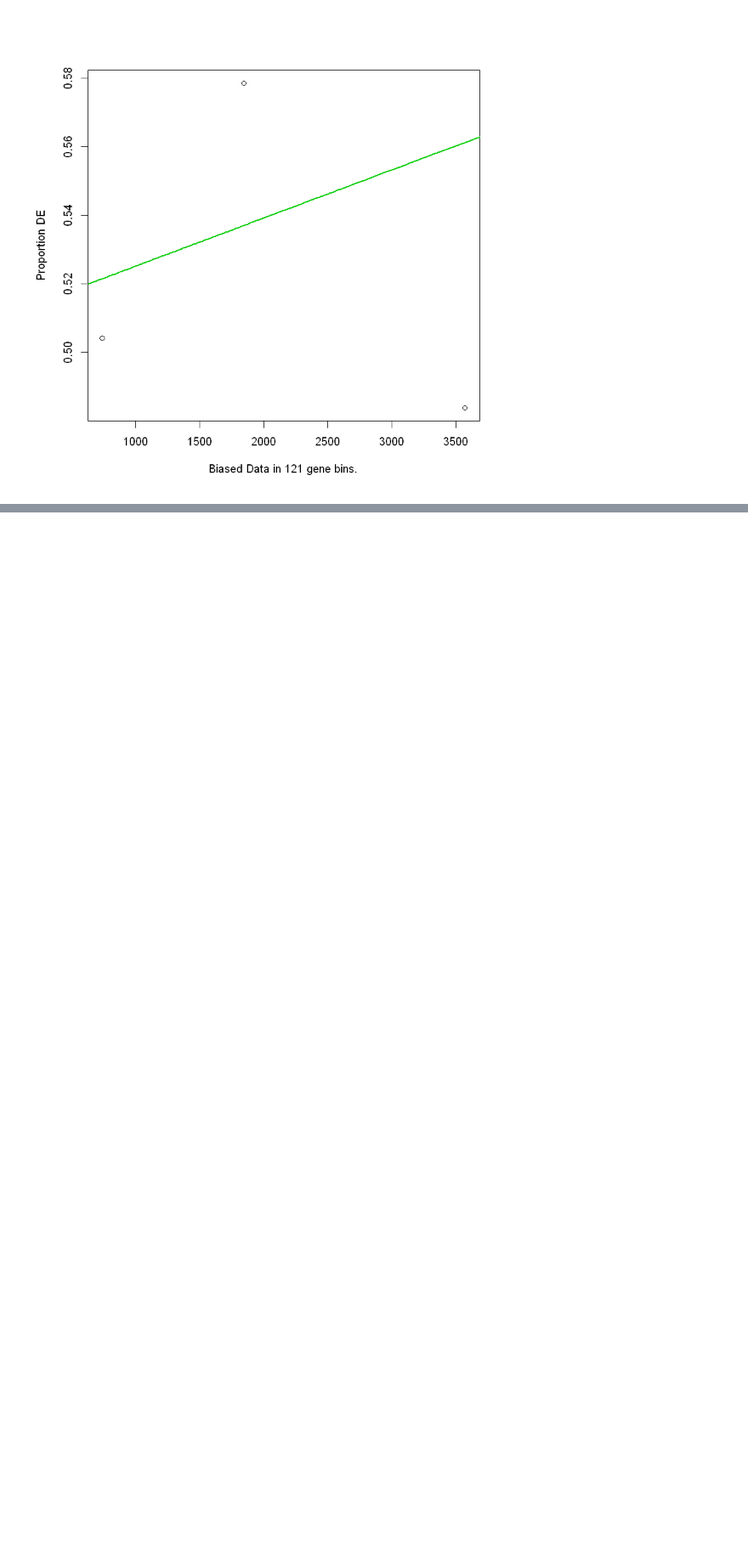
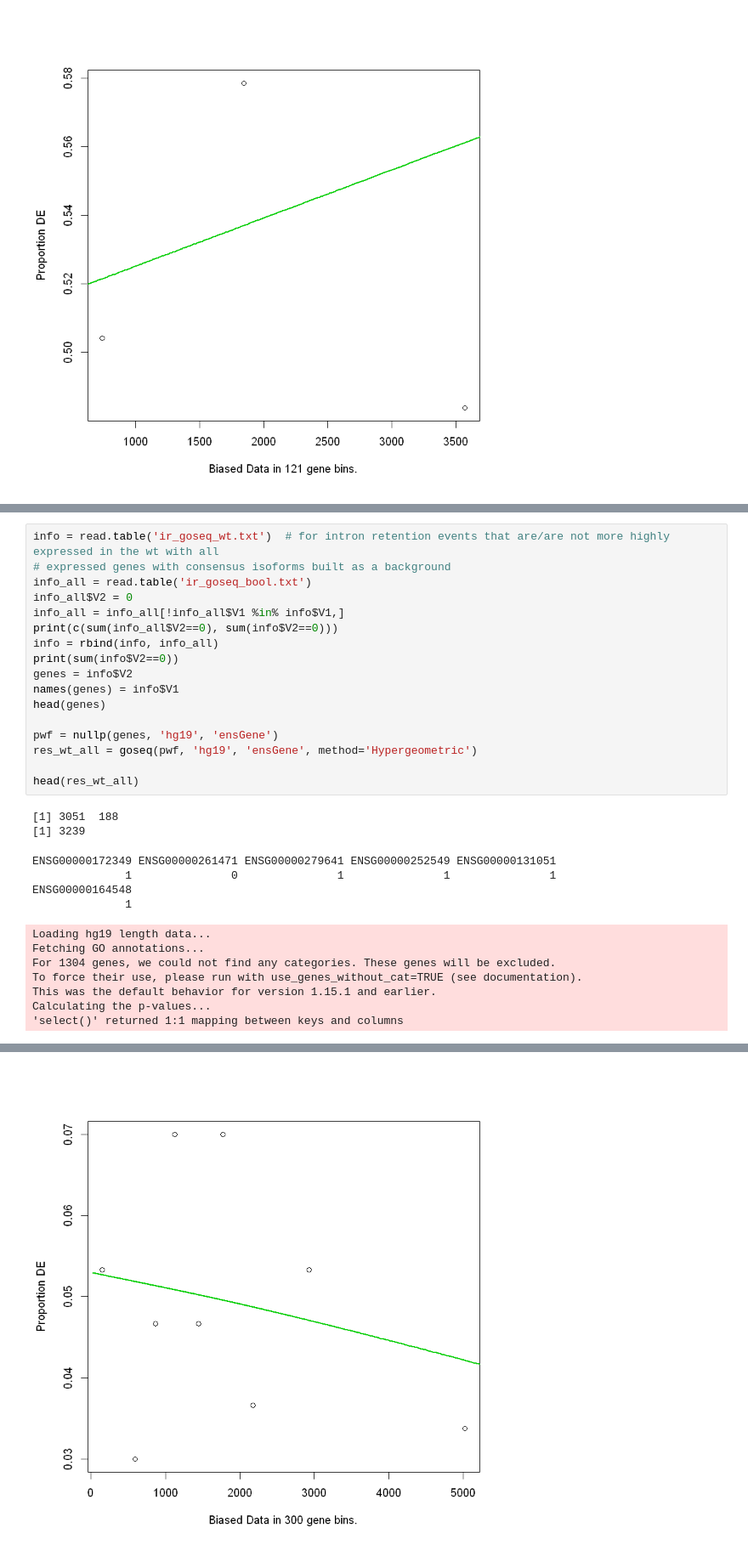
Before and after one commit to belgravia/jupyter-notebooks, a Jupyter notebook: Intron retention analysis.ipynb, the cells around one changed output, grey strips where cells are left out. Shown at 85% size. Cells and saved outputs as stored; diff of their text form; blank space fills up the shorter version.

Commit message:
all expressed genes as a background for increased wt intron retention genes expressed

```diff
--- a/Intron retention analysis.ipynb
+++ b/Intron retention analysis.ipynb
@@ -179,3 +184,34 @@ tail(res_mt)
 | 4317 | GO:2001243 | 1 | 0.4560669 | 0 | 1 | negative regulation of intrinsic ... | BP |
 | 4325 | GO:2001273 | 1 | 0.4560669 | 0 | 1 | regulation of glucose import in r... | BP |
 | 4326 | GO:2001274 | 1 | 0.4560669 | 0 | 1 | negative regulation of glucose im... | BP |
+# %%
+info = read.table('ir_goseq_wt.txt')  # for intron retention events that are/are not more highly expressed in the wt with all
+# expressed genes with consensus isoforms built as a background
+info_all = read.table('ir_goseq_bool.txt')
+info_all$V2 = 0
+info_all = info_all[!info_all$V1 %in% info$V1,]
+print(c(sum(info_all$V2==0), sum(info$V2==0)))
+info = rbind(info, info_all)
+print(sum(info$V2==0))
+genes = info$V2
+names(genes) = info$V1
+head(genes)
+
+pwf = nullp(genes, 'hg19', 'ensGene')
+res_wt_all = goseq(pwf, 'hg19', 'ensGene', method='Hypergeometric')
+
+head(res_wt_all)
+# %% [output]
+[1] 3051  188
+[1] 3239
+ENSG00000172349 ENSG00000261471 ENSG00000279641 ENSG00000252549 ENSG00000131051
+              1               0               1               1               1
+ENSG00000164548
+              1
+Loading hg19 length data...
+Fetching GO annotations...
+For 1304 genes, we could not find any categories. These genes will be excluded.
+To force their use, please run with use_genes_without_cat=TRUE (see documentation).
+This was the default behavior for version 1.15.1 and earlier.
+Calculating the p-values...
+'select()' returned 1:1 mapping between keys and columns
@@ -181,0 +225 @@ tail(res_mt)
+[figure, added]
```
Also changed, not shown: parts of 2 cells of this notebook.
